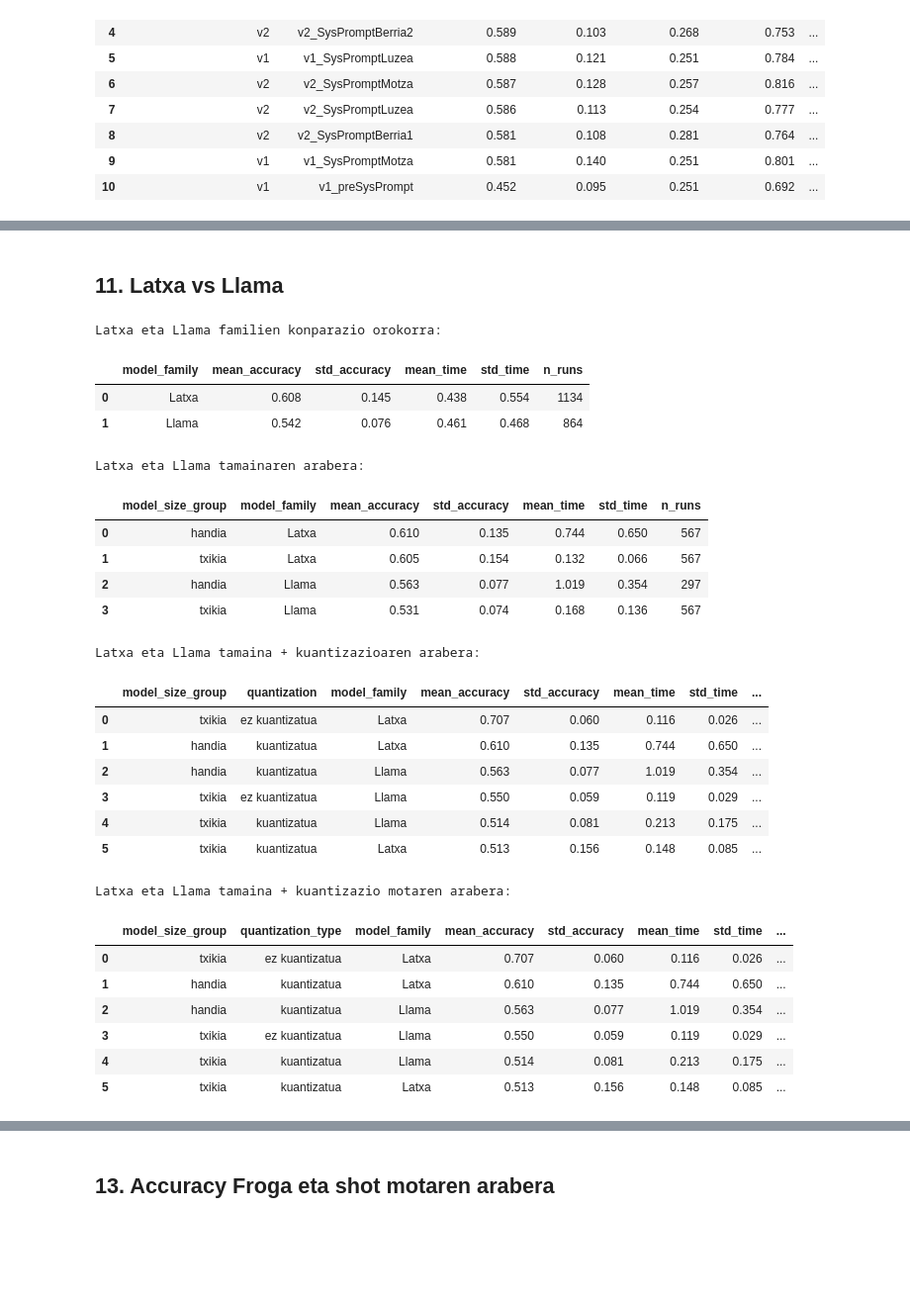
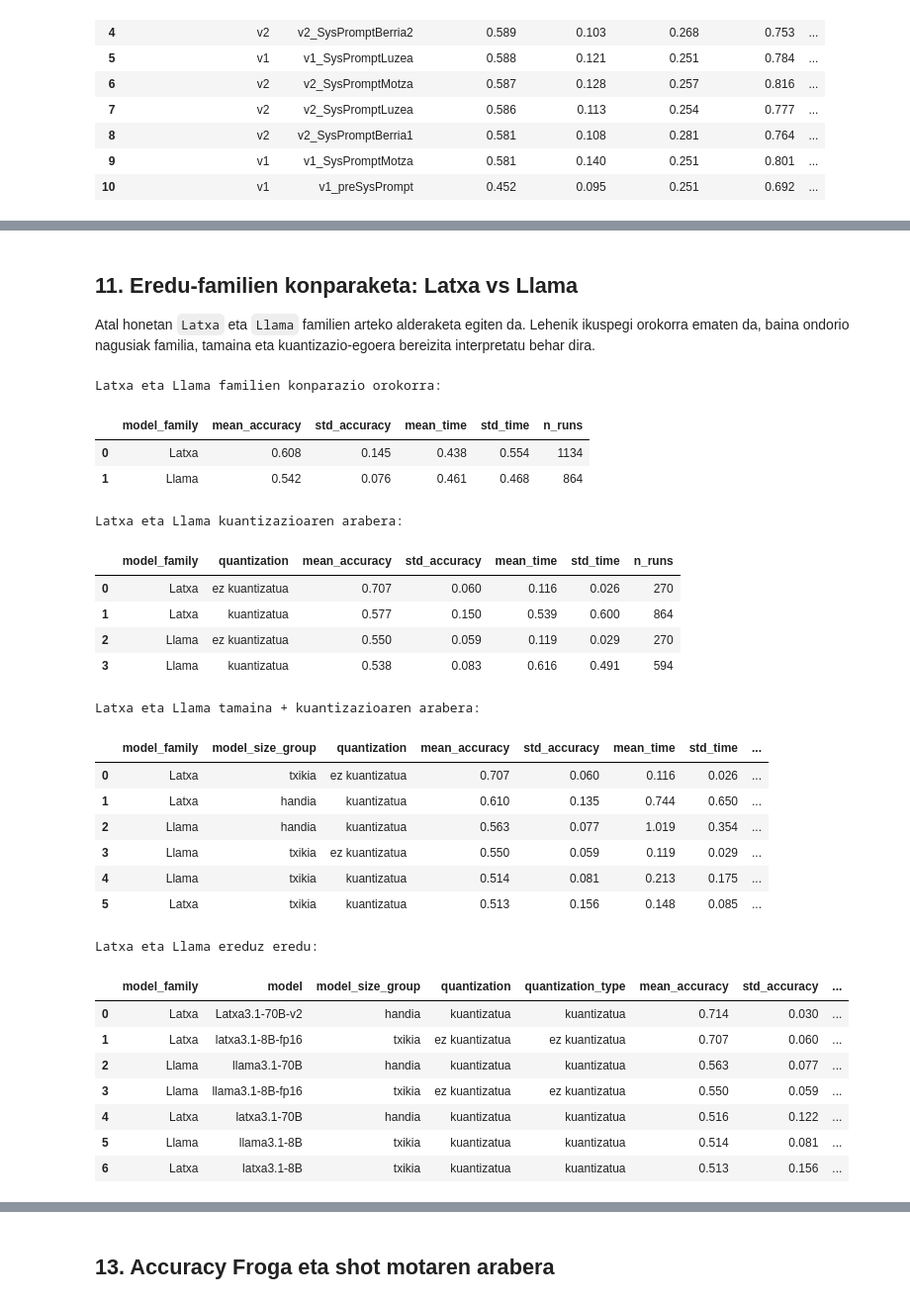
Before and after one commit to Hodesi33/Hodei_GRaL, a Jupyter notebook: sentiment_analysis/result_analysis.ipynb, the cells around one changed output, grey strips where cells are left out. Shown at 99% size. Saved outputs shown, nothing was run; the diff lists cells and outputs as text; code cells hidden in the pictures; blank space fills up the shorter version.

```diff
--- a/sentiment_analysis/result_analysis.ipynb
+++ b/sentiment_analysis/result_analysis.ipynb
@@ -1515,52 +1615,64 @@ Familia eta kuantizazioaren arabera:
 # %% [markdown]
-## 11. Latxa vs Llama
+## 11. Eredu-familien konparaketa: Latxa vs Llama
+
+Atal honetan `Latxa` eta `Llama` familien arteko alderaketa egiten da. Lehenik ikuspegi orokorra ematen da, baina ondorio nagusiak familia, tamaina eta kuantizazio-egoera bereizita interpretatu behar dira.
 # %%
 df_latxa_llama = df_analysis[df_analysis["model_family"].isin(["Latxa", "Llama"])].copy()
 
 latxa_llama_summary = summarize_by(df_latxa_llama, "model_family")
-latxa_llama_by_size = summarize_by(df_latxa_llama, ["model_size_group", "model_family"])
-latxa_llama_by_size_quant = summarize_by(df_latxa_llama, ["model_size_group", "quantization", "model_family"])
-latxa_llama_by_size_quant_type = summarize_by(
+
+latxa_llama_by_quantization = summarize_by(
     df_latxa_llama,
-    ["model_size_group", "quantization_type", "model_family"]
+    ["model_family", "quantization"]
+)
+
+latxa_llama_by_size_quant = summarize_by(
+    df_latxa_llama[df_latxa_llama["model_size_group"].isin(["txikia", "handia"])],
+    ["model_family", "model_size_group", "quantization"]
+)
+
+latxa_llama_by_model = summarize_by(
+    df_latxa_llama,
+    ["model_family", "model", "model_size_group", "quantization", "quantization_type"]
 )
 
 print("Latxa eta Llama familien konparazio orokorra:")
 display(latxa_llama_summary)
 
-print("Latxa eta Llama tamainaren arabera:")
-display(latxa_llama_by_size)
+print("Latxa eta Llama kuantizazioaren arabera:")
+display(latxa_llama_by_quantization)
 
 print("Latxa eta Llama tamaina + kuantizazioaren arabera:")
 display(latxa_llama_by_size_quant)
 
-print("Latxa eta Llama tamaina + kuantizazio motaren arabera:")
-display(latxa_llama_by_size_quant_type)
+print("Latxa eta Llama ereduz eredu:")
+display(latxa_llama_by_model)
 # %% [output]
 Latxa eta Llama familien konparazio orokorra:
 |  | model_family | mean_accuracy | std_accuracy | mean_time | std_time | n_runs |
 | 0 | Latxa | 0.608 | 0.145 | 0.438 | 0.554 | 1134 |
 | 1 | Llama | 0.542 | 0.076 | 0.461 | 0.468 | 864 |
-Latxa eta Llama tamainaren arabera:
+Latxa eta Llama kuantizazioaren arabera:
-|  | model_size_group | model_family | mean_accuracy | std_accuracy | mean_time | std_time | n_runs |
-| 0 | handia | Latxa | 0.610 | 0.135 | 0.744 | 0.650 | 567 |
-| 1 | txikia | Latxa | 0.605 | 0.154 | 0.132 | 0.066 | 567 |
-| 2 | handia | Llama | 0.563 | 0.077 | 1.019 | 0.354 | 297 |
-| 3 | txikia | Llama | 0.531 | 0.074 | 0.168 | 0.136 | 567 |
+|  | model_family | quantization | mean_accuracy | std_accuracy | mean_time | std_time | n_runs |
+| 0 | Latxa | ez kuantizatua | 0.707 | 0.060 | 0.116 | 0.026 | 270 |
+| 1 | Latxa | kuantizatua | 0.577 | 0.150 | 0.539 | 0.600 | 864 |
+| 2 | Llama | ez kuantizatua | 0.550 | 0.059 | 0.119 | 0.029 | 270 |
+| 3 | Llama | kuantizatua | 0.538 | 0.083 | 0.616 | 0.491 | 594 |
 Latxa eta Llama tamaina + kuantizazioaren arabera:
-|  | model_size_group | quantization | model_family | mean_accuracy | std_accuracy | mean_time | std_time | ... |
-| 0 | txikia | ez kuantizatua | Latxa | 0.707 | 0.060 | 0.116 | 0.026 | ... |
-| 1 | handia | kuantizatua | Latxa | 0.610 | 0.135 | 0.744 | 0.650 | ... |
-| 2 | handia | kuantizatua | Llama | 0.563 | 0.077 | 1.019 | 0.354 | ... |
-| 3 | txikia | ez kuantizatua | Llama | 0.550 | 0.059 | 0.119 | 0.029 | ... |
-| 4 | txikia | kuantizatua | Llama | 0.514 | 0.081 | 0.213 | 0.175 | ... |
-| 5 | txikia | kuantizatua | Latxa | 0.513 | 0.156 | 0.148 | 0.085 | ... |
+|  | model_family | model_size_group | quantization | mean_accuracy | std_accuracy | mean_time | std_time | ... |
+| 0 | Latxa | txikia | ez kuantizatua | 0.707 | 0.060 | 0.116 | 0.026 | ... |
+| 1 | Latxa | handia | kuantizatua | 0.610 | 0.135 | 0.744 | 0.650 | ... |
+| 2 | Llama | handia | kuantizatua | 0.563 | 0.077 | 1.019 | 0.354 | ... |
+| 3 | Llama | txikia | ez kuantizatua | 0.550 | 0.059 | 0.119 | 0.029 | ... |
+| 4 | Llama | txikia | kuantizatua | 0.514 | 0.081 | 0.213 | 0.175 | ... |
+| 5 | Latxa | txikia | kuantizatua | 0.513 | 0.156 | 0.148 | 0.085 | ... |
-Latxa eta Llama tamaina + kuantizazio motaren arabera:
+Latxa eta Llama ereduz eredu:
-|  | model_size_group | quantization_type | model_family | mean_accuracy | std_accuracy | mean_time | std_time | ... |
-| 0 | txikia | ez kuantizatua | Latxa | 0.707 | 0.060 | 0.116 | 0.026 | ... |
-| 1 | handia | kuantizatua | Latxa | 0.610 | 0.135 | 0.744 | 0.650 | ... |
-| 2 | handia | kuantizatua | Llama | 0.563 | 0.077 | 1.019 | 0.354 | ... |
-| 3 | txikia | ez kuantizatua | Llama | 0.550 | 0.059 | 0.119 | 0.029 | ... |
-| 4 | txikia | kuantizatua | Llama | 0.514 | 0.081 | 0.213 | 0.175 | ... |
-| 5 | txikia | kuantizatua | Latxa | 0.513 | 0.156 | 0.148 | 0.085 | ... |
+|  | model_family | model | model_size_group | quantization | quantization_type | mean_accuracy | std_accuracy | ... |
+| 0 | Latxa | Latxa3.1-70B-v2 | handia | kuantizatua | kuantizatua | 0.714 | 0.030 | ... |
+| 1 | Latxa | latxa3.1-8B-fp16 | txikia | ez kuantizatua | ez kuantizatua | 0.707 | 0.060 | ... |
+| 2 | Llama | llama3.1-70B | handia | kuantizatua | kuantizatua | 0.563 | 0.077 | ... |
+| 3 | Llama | llama3.1-8B-fp16 | txikia | ez kuantizatua | ez kuantizatua | 0.550 | 0.059 | ... |
+| 4 | Latxa | latxa3.1-70B | handia | kuantizatua | kuantizatua | 0.516 | 0.122 | ... |
+| 5 | Llama | llama3.1-8B | txikia | kuantizatua | kuantizatua | 0.514 | 0.081 | ... |
+| 6 | Latxa | latxa3.1-8B | txikia | kuantizatua | kuantizatua | 0.513 | 0.156 | ... |
 # %% [markdown]
```
Also changed, not shown: parts of 7 cells of this notebook.
